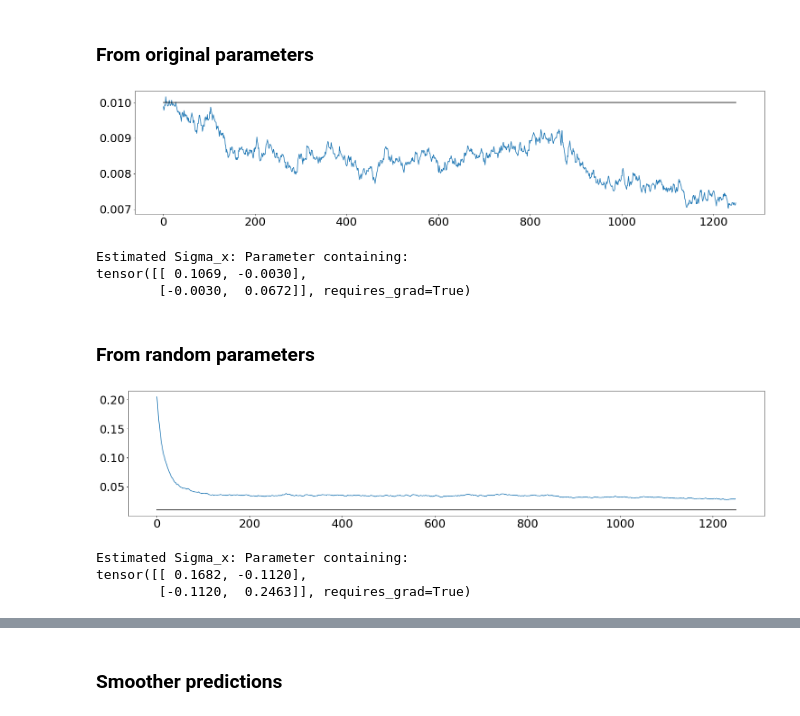
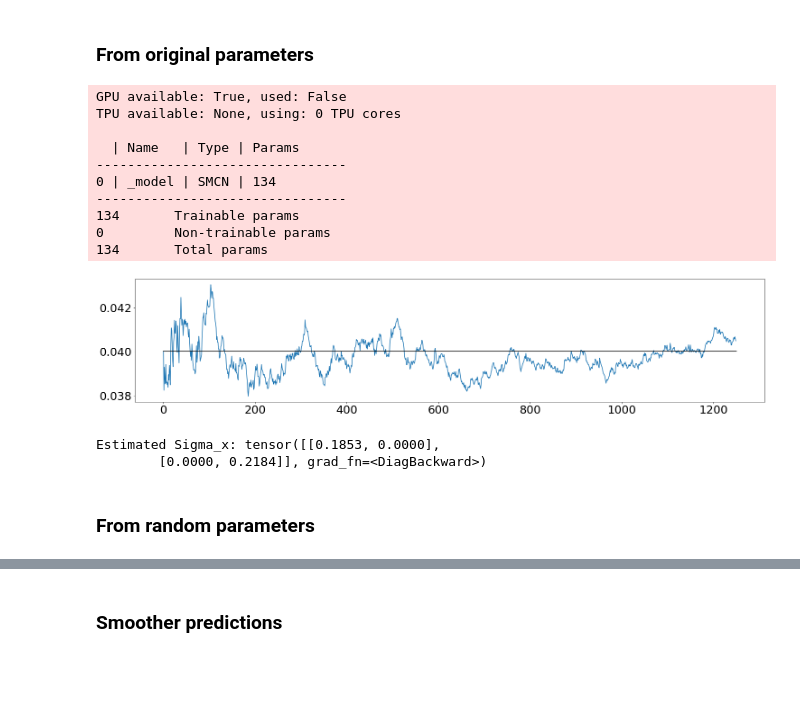
Before and after one commit to maxjcohen/uncertaintyQuantification, a Jupyter notebook: estimation_sigma_x2.ipynb, the cells around one changed output, grey strips where cells are left out. Drawn from its saved outputs; the diff is of its cells as text; code cells hidden in the pictures; blank space fills up the shorter version.

```diff
--- a/estimation_sigma_x2.ipynb
+++ b/estimation_sigma_x2.ipynb
@@ -104,49 +104,34 @@ plt.show()
 ## Estimation by EM
 # %% [markdown]
 ### From original parameters
-# %%
-# Set the number of particules
-model.N = N
-
-def estimate_sigma_x2(model, dataloader, epochs=50):
-    sigma_x2_det_hist = []
-
-    sigma_x2_smooth = torch.Tensor(model.sigma_x2)
-    beta = 0.9
-    for e in tqdm(range(epochs)):
-        for u, y in dataloader:
-            u = u.transpose(0, 1)
-            y = y.transpose(0, 1)
-
-            with torch.no_grad():
-                netout = model(u=u,
-                               y=y,
-                               noise=True)
-
-            sigma_x2_smooth = beta*sigma_x2_smooth + (1-beta)*model.compute_sigma_x(u=u)
-            model._sigma_x.data = sigma_x2_smooth
-            sigma_x2_det_hist.append(model.sigma_x2.det())
-
-    sigma_x2_det_hist = torch.Tensor(sigma_x2_det_hist).numpy()
-    target_det = torch.det(torch.eye(d_emb) * sigma_x2).item()
-    plt.plot(sigma_x2_det_hist)
-    plt.plot([0, len(sigma_x2_det_hist)], [target_det, target_det], c='black')
-    plt.show()
-    print(F"Estimated Sigma_x: {model.sigma_x2}")
-
-estimate_sigma_x2(model, dataloader, epochs=epochs)
-# %% [output]
-[figure, removed]
-Estimated Sigma_x: Parameter containing:
-tensor([[ 0.1069, -0.0030],
-        [-0.0030,  0.0672]], requires_grad=True)
+# %%
+# Set particules
+model.N = N
+
+# Train model
+train_model = SMCNTrainer(model, lr=1e-3)
+trainer = pl.Trainer(max_epochs=epochs, gpus=0)
+trainer.fit(train_model, dataloader)
+
+# Plot sigma_x2 evolution
+target_det = torch.det(torch.eye(d_emb) * sigma_x2).item()
+plt.plot(np.array(train_model._hist['_sigma_x']).prod(-1))
+plt.plot([0, len(train_model._hist['_sigma_x'])], [target_det, target_det], c='black')
+plt.show()
+print(F"Estimated Sigma_x: {model.sigma_x2}")
+# %% [output]
+GPU available: True, used: False
+TPU available: None, using: 0 TPU cores
+
+  | Name   | Type | Params
+--------------------------------
+0 | _model | SMCN | 134
+--------------------------------
+134       Trainable params
+0         Non-trainable params
+134       Total params
+[figure, added]
+Estimated Sigma_x: tensor([[0.1853, 0.0000],
+        [0.0000, 0.2184]], grad_fn=<DiagBackward>)
 # %% [markdown]
 ### From random parameters
-# %%
-model._sigma_x.data = torch.diag(torch.randn(d_emb).abs())
-estimate_sigma_x2(model, dataloader, epochs=epochs)
-# %% [output]
-[figure, removed]
-Estimated Sigma_x: Parameter containing:
-tensor([[ 0.1682, -0.1120],
-        [-0.1120,  0.2463]], requires_grad=True)
```
Also changed, not shown: parts of 8 cells of this notebook, 2 other files.
